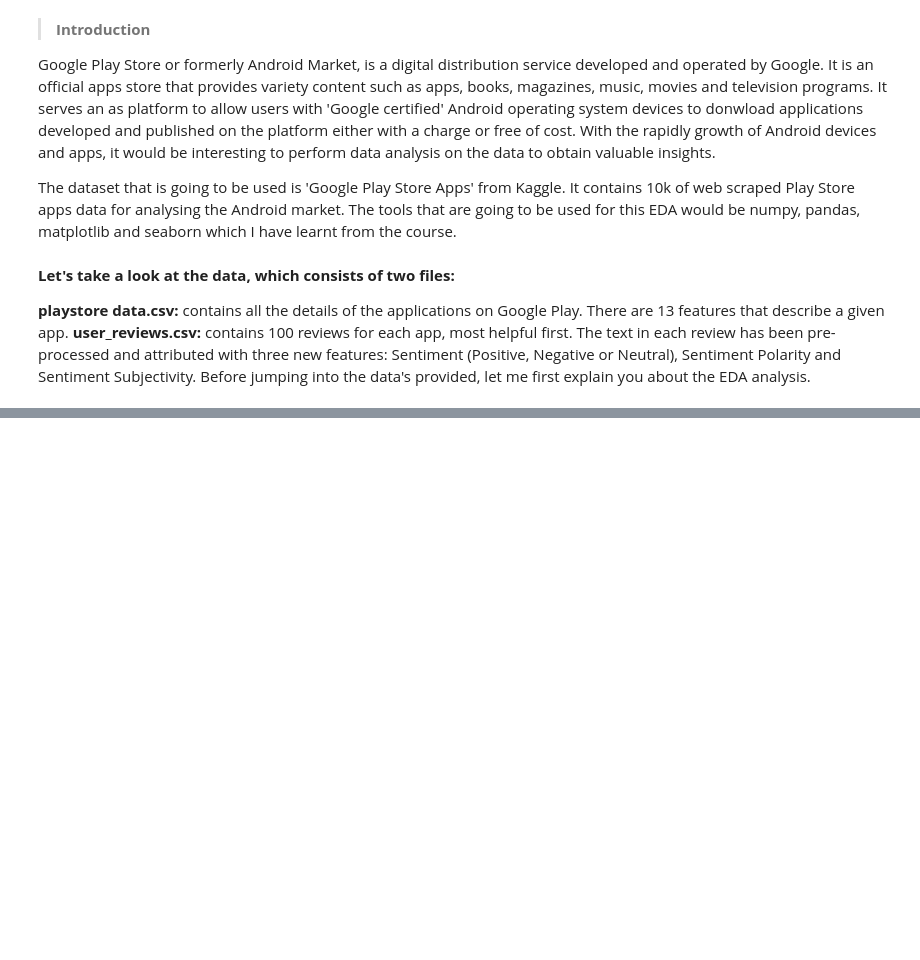
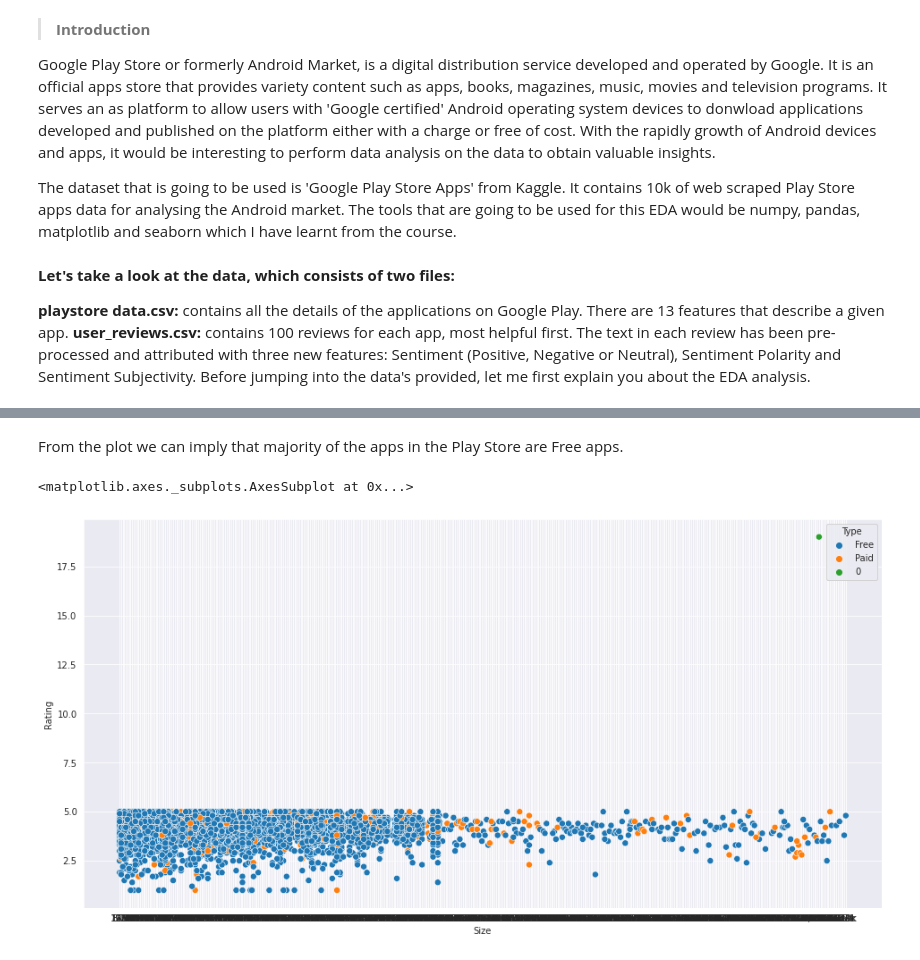
Before and after one commit to AsadullaP/Play-Store-App-Review-Analysis-, a Jupyter notebook: Asadullakhan_pathan_Play_Store_App_Review_Analysis_Capstone_Project.ipynb, the cells around one changed output, grey strips where cells are left out. Saved outputs shown, nothing was run; the diff lists cells and outputs as text; code cells hidden in the pictures; blank space fills up the shorter version.

```diff
--- a/Asadullakhan_pathan_Play_Store_App_Review_Analysis_Capstone_Project.ipynb
+++ b/Asadullakhan_pathan_Play_Store_App_Review_Analysis_Capstone_Project.ipynb
@@ -42,0 +242,12 @@ df_user_reviews=pd.read_csv(reviews)
+# %% [markdown]
+From the plot we can imply that majority of the apps in the Play Store are Free apps.
+# %%
+# show the distribution of apps in term of their rating, size and type
+plt.figure(figsize=(16, 8))
+sns.scatterplot(df_playstore_data['Size'],
+               df_playstore_data['Rating'],
+               hue=df_playstore_data['Type'],
+               s=50)
+# %% [output]
+<matplotlib.axes._subplots.AxesSubplot at 0x...>
+[figure, added]
```
Also changed, not shown: parts of 26 cells of this notebook.
